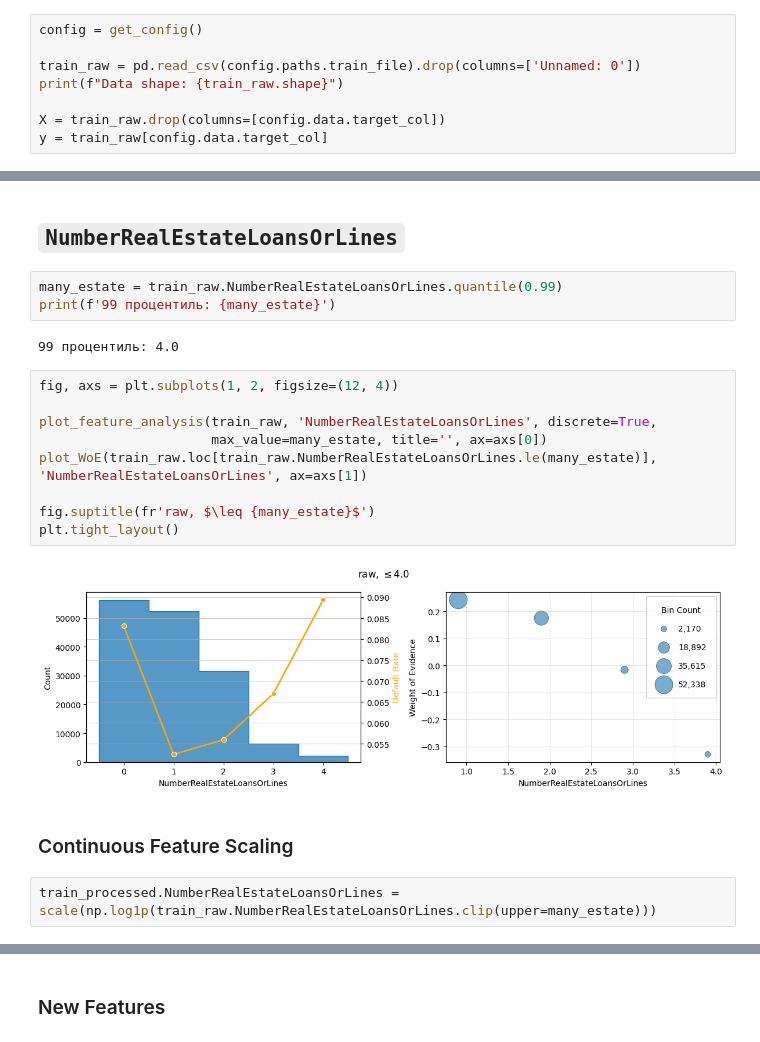
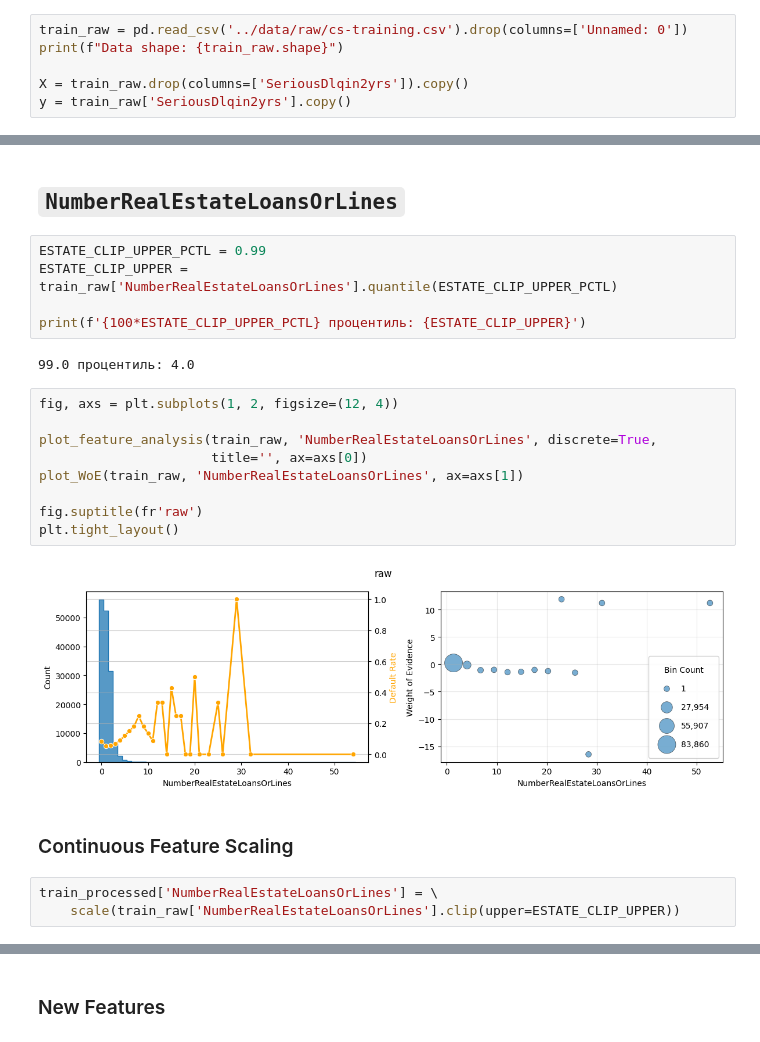
Before and after one commit to seajoyer/credit-scoring, a Jupyter notebook: notebooks/2.0-feature-engineering.ipynb, the cells around one changed output, grey strips where cells are left out. Drawn from its saved outputs; the diff is of its cells as text.

```diff
--- a/notebooks/2.0-feature-engineering.ipynb
+++ b/notebooks/2.0-feature-engineering.ipynb
@@ -48,10 +48,8 @@ The autoreload extension is already loaded. To reload it, use:
 # %%
-config = get_config()
-
-train_raw = pd.read_csv(config.paths.train_file).drop(columns=['Unnamed: 0'])
+train_raw = pd.read_csv('../data/raw/cs-training.csv').drop(columns=['Unnamed: 0'])
 print(f"Data shape: {train_raw.shape}")
 
-X = train_raw.drop(columns=[config.data.target_col])
-y = train_raw[config.data.target_col]
+X = train_raw.drop(columns=['SeriousDlqin2yrs']).copy()
+y = train_raw['SeriousDlqin2yrs'].copy()
 # %% [output]
 Data shape: (150000, 11)
@@ -661,25 +609,28 @@ binning_table.plot(figsize=(6, 4))
 # %% [markdown]
 ## `NumberRealEstateLoansOrLines`
 # %%
-many_estate = train_raw.NumberRealEstateLoansOrLines.quantile(0.99)
-print(f'99 процентиль: {many_estate}')
+ESTATE_CLIP_UPPER_PCTL = 0.99
+ESTATE_CLIP_UPPER = train_raw['NumberRealEstateLoansOrLines'].quantile(ESTATE_CLIP_UPPER_PCTL)
+
+print(f'{100*ESTATE_CLIP_UPPER_PCTL} процентиль: {ESTATE_CLIP_UPPER}')
 # %% [output]
-99 процентиль: 4.0
+99.0 процентиль: 4.0
 # %%
 fig, axs = plt.subplots(1, 2, figsize=(12, 4))
 
 plot_feature_analysis(train_raw, 'NumberRealEstateLoansOrLines', discrete=True,
-                      max_value=many_estate, title='', ax=axs[0])
-plot_WoE(train_raw.loc[train_raw.NumberRealEstateLoansOrLines.le(many_estate)], 'NumberRealEstateLoansOrLines', ax=axs[1])
+                      title='', ax=axs[0])
+plot_WoE(train_raw, 'NumberRealEstateLoansOrLines', ax=axs[1])
 
-fig.suptitle(fr'raw, $\leq {many_estate}$')
+fig.suptitle(fr'raw')
 plt.tight_layout()
 # %% [output]
-[figure, old version]
+[figure, new version]
 # %% [markdown]
 ### Continuous Feature Scaling
 # %%
-train_processed.NumberRealEstateLoansOrLines = scale(np.log1p(train_raw.NumberRealEstateLoansOrLines.clip(upper=many_estate)))
+train_processed['NumberRealEstateLoansOrLines'] = \
+    scale(train_raw['NumberRealEstateLoansOrLines'].clip(upper=ESTATE_CLIP_UPPER))
 # %%
 fig, axes = plt.subplots(1, 2, figsize=(12, 4))
 
```
Also changed, not shown: parts of 104 cells of this notebook, 4 other files.
